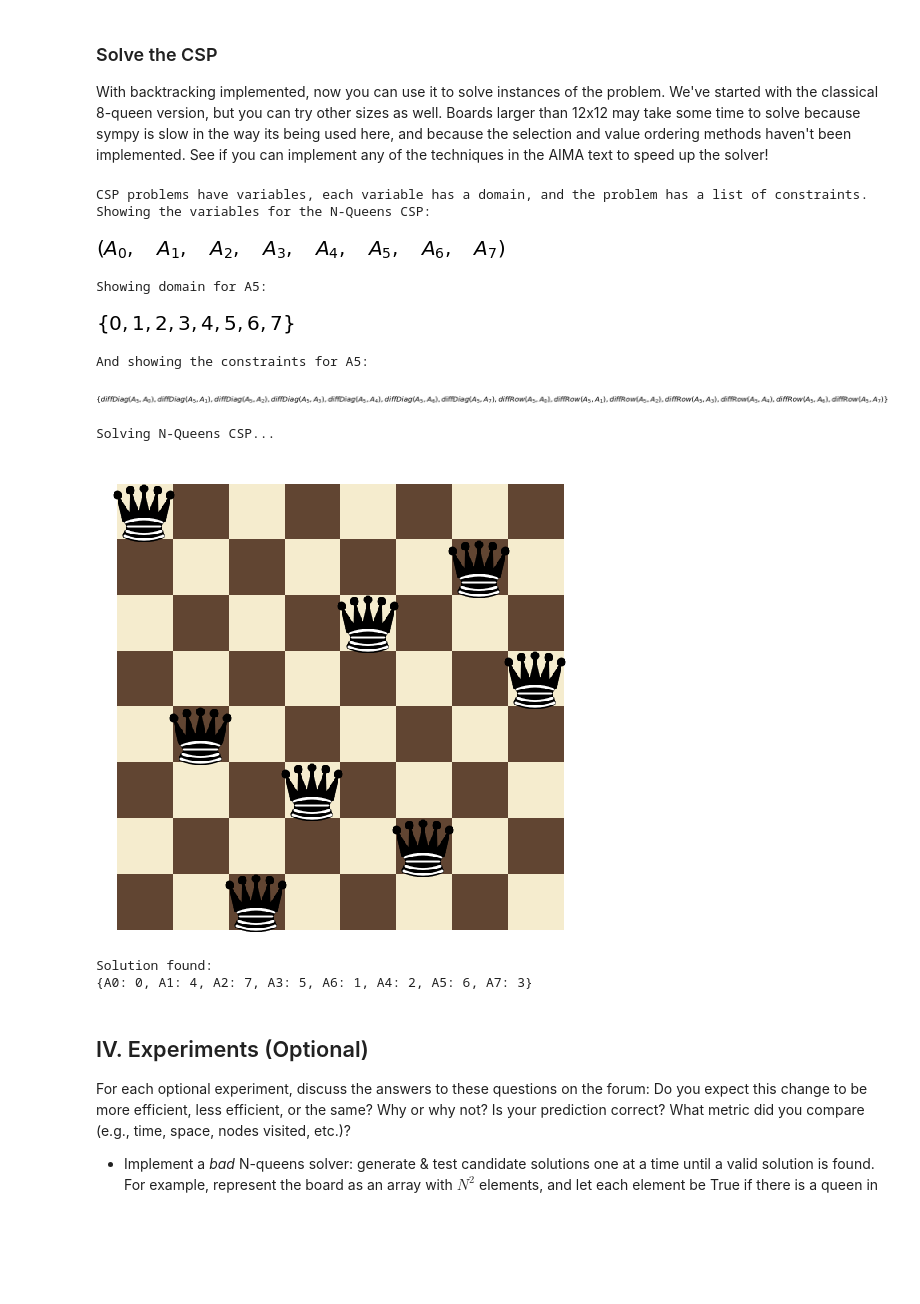
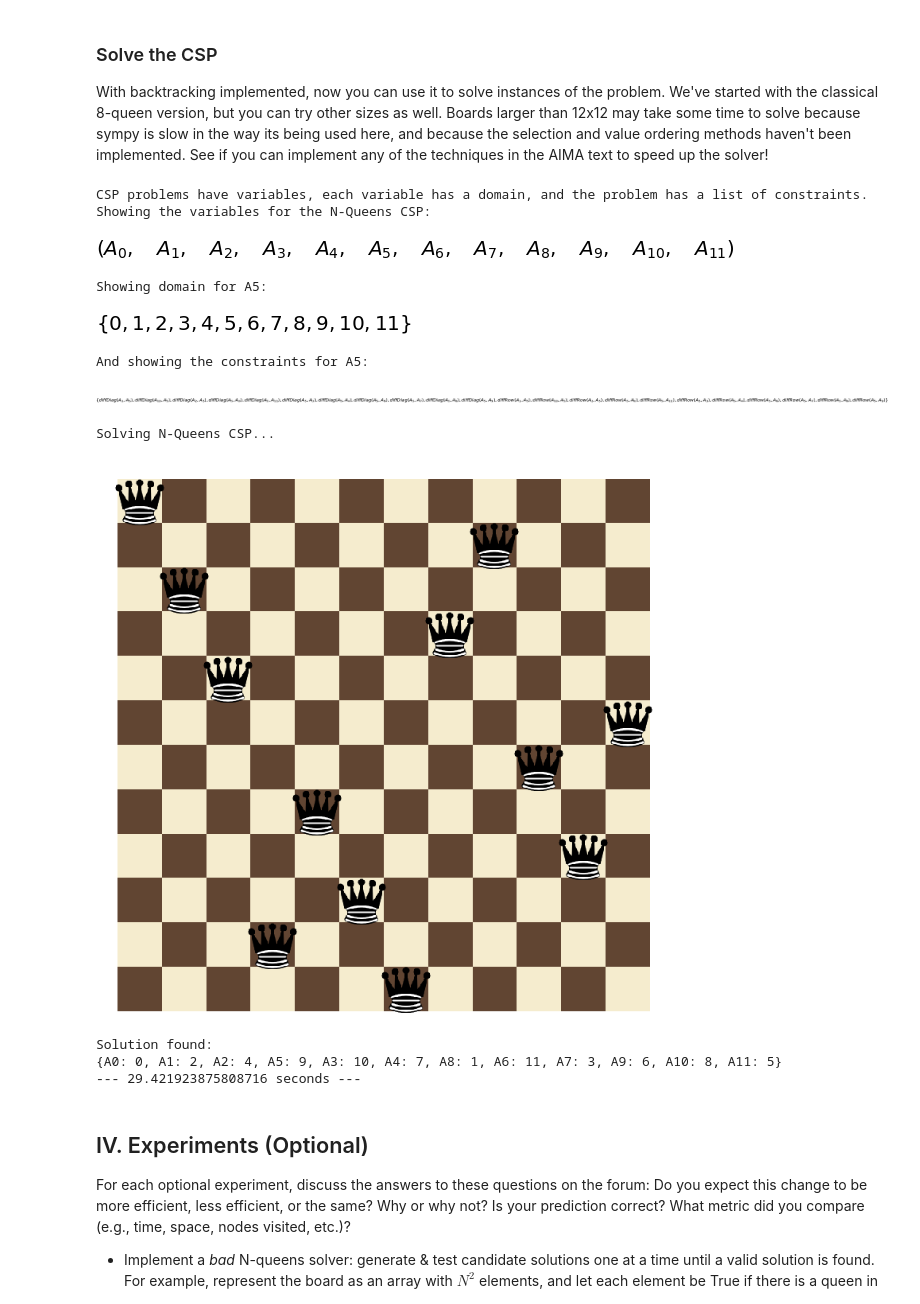
Before and after one commit to cindyyao/AI_nanodegree, a Jupyter notebook: AIND-Constraint_Satisfaction/AIND-Constraint_Satisfaction.ipynb, the cells around one changed output. Cells and saved outputs as stored; diff of their text form; code cells hidden in the pictures; blank space fills up the shorter version.

```diff
--- a/AIND-Constraint_Satisfaction/AIND-Constraint_Satisfaction.ipynb
+++ b/AIND-Constraint_Satisfaction/AIND-Constraint_Satisfaction.ipynb
@@ -332,36 +334,41 @@ def backtrack(assignment, csp):
 ### Solve the CSP
 With backtracking implemented, now you can use it to solve instances of the problem. We've started with the classical 8-queen version, but you can try other sizes as well.  Boards larger than 12x12 may take some time to solve because sympy is slow in the way its being used here, and because the selection and value ordering methods haven't been implemented.  See if you can implement any of the techniques in the AIMA text to speed up the solver!
 # %%
-num_queens = 8
+import time
+start_time = time.time()
+
+num_queens = 12
 csp = NQueensCSP(num_queens)
 var = csp.variables[5]
 print("CSP problems have variables, each variable has a domain, and the problem has a list of constraints.")
 print("Showing the variables for the N-Queens CSP:")
 display(csp.variables)
 print("Showing domain for {}:".format(var))
 display(csp.domains[var])
 print("And showing the constraints for {}:".format(var))
 display(csp._constraints[var])
 
 print("Solving N-Queens CSP...")
 assn = backtracking_search(csp)
 if assn is not None:
     csp.show(assn)
     print("Solution found:\n{!s}".format(assn))
 else:
     print("No solution found.")
+print("--- %s seconds ---" % (time.time() - start_time))
 # %% [output]
 CSP problems have variables, each variable has a domain, and the problem has a list of constraints.
 Showing the variables for the N-Queens CSP:
-[figure, old version]
+[figure, new version]
 Showing domain for A5:
-[figure, old version]
+[figure, new version]
 And showing the constraints for A5:
-[figure, old version]
+[figure, new version]
 Solving N-Queens CSP...
-[figure, old version]
+[figure, new version]
 Solution found:
-{A0: 0, A1: 4, A2: 7, A3: 5, A6: 1, A4: 2, A5: 6, A7: 3}
+{A0: 0, A1: 2, A2: 4, A5: 9, A3: 10, A4: 7, A8: 1, A6: 11, A7: 3, A9: 6, A10: 8, A11: 5}
+--- 29.421923875808716 seconds ---
 # %% [markdown]
 ## IV. Experiments (Optional)
 For each optional experiment, discuss the answers to these questions on the forum: Do you expect this change to be more efficient, less efficient, or the same?  Why or why not?  Is your prediction correct?  What metric did you compare (e.g., time, space, nodes visited, etc.)?
```
Also changed, not shown: parts of 2 cells of this notebook.
